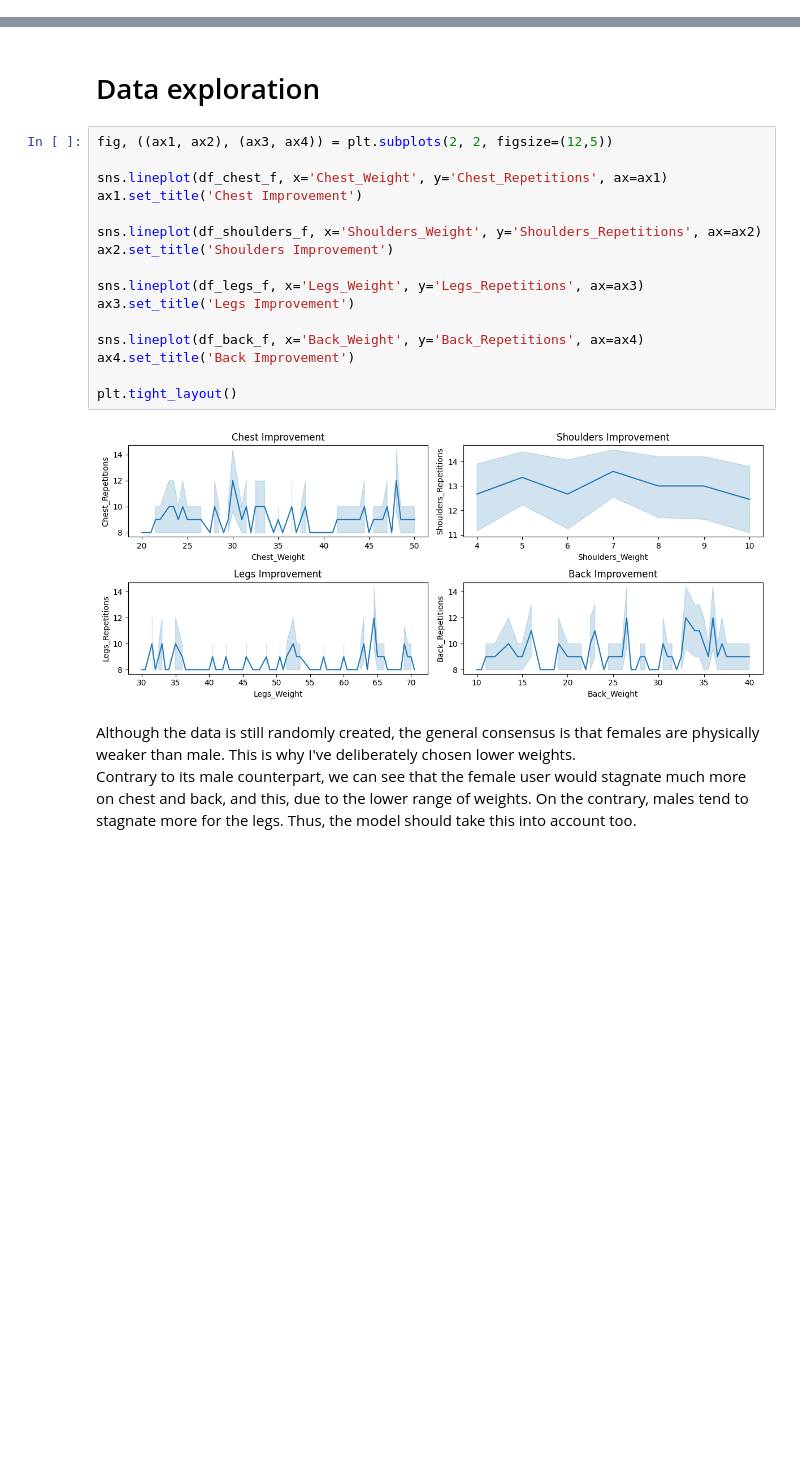
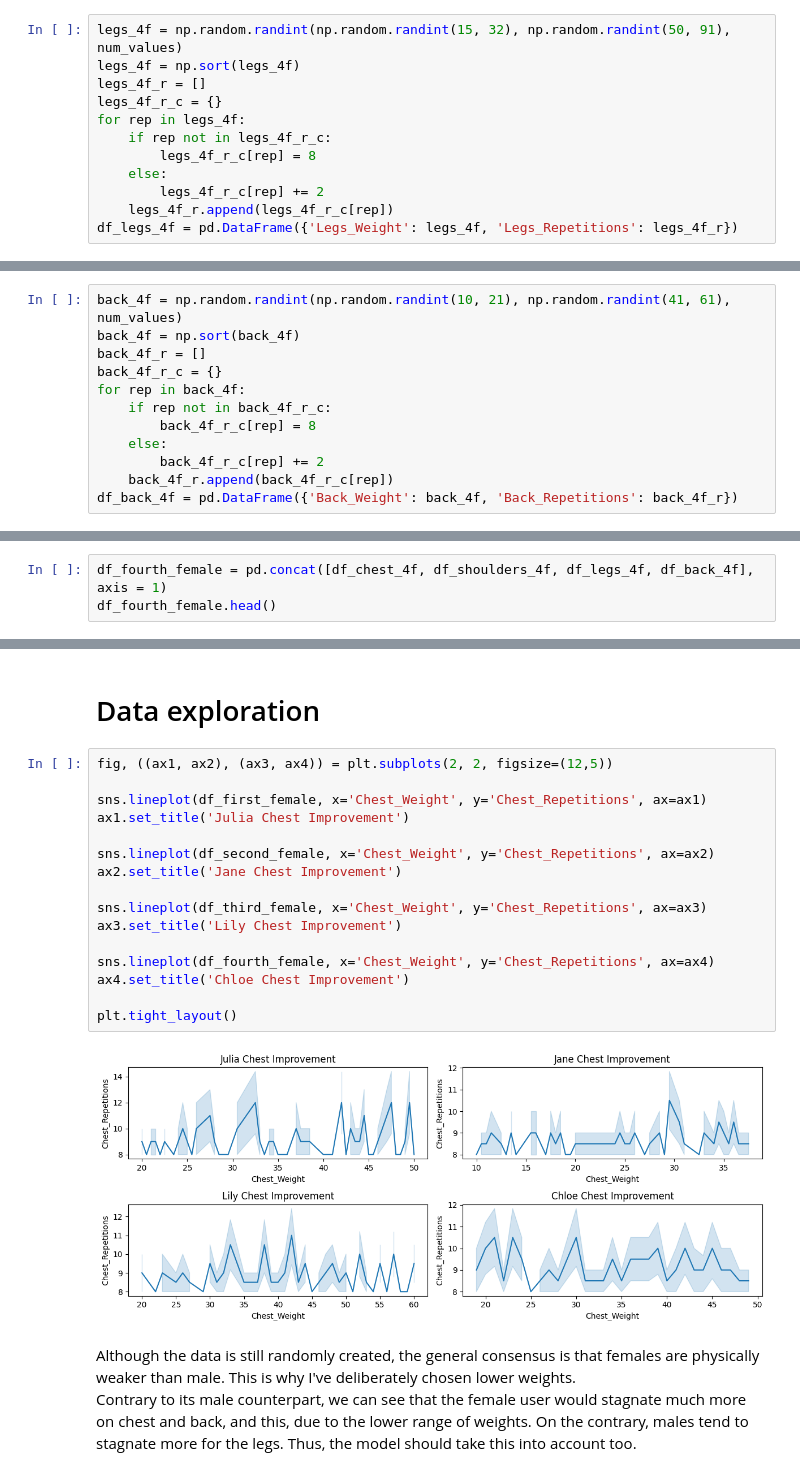
Before and after one commit to Clement733/workout_planner, a Jupyter notebook: data_improvement.ipynb, the cells around one changed output, grey strips where cells are left out. Drawn from its saved outputs; the diff is of its cells as text; blank space fills up the shorter version.

Commit message:
Added fourth female user, need to implement some randomness

```diff
--- a/data_improvement.ipynb
+++ b/data_improvement.ipynb
@@ -596,0 +650,12 @@ list_lily = [chest_tf, chest_tf_r, shoulders_tf, shoulders_tf_r, legs_tf, legs_t
+# %%
+legs_4f = np.random.randint(np.random.randint(15, 32), np.random.randint(50, 91), num_values)
+legs_4f = np.sort(legs_4f)
+legs_4f_r = []
+legs_4f_r_c = {}
+for rep in legs_4f:
+    if rep not in legs_4f_r_c:
+        legs_4f_r_c[rep] = 8
+    else:
+        legs_4f_r_c[rep] += 2
+    legs_4f_r.append(legs_4f_r_c[rep])
+df_legs_4f = pd.DataFrame({'Legs_Weight': legs_4f, 'Legs_Repetitions': legs_4f_r})
@@ -596,0 +664,12 @@ list_lily = [chest_tf, chest_tf_r, shoulders_tf, shoulders_tf_r, legs_tf, legs_t
+# %%
+back_4f = np.random.randint(np.random.randint(10, 21), np.random.randint(41, 61), num_values)
+back_4f = np.sort(back_4f)
+back_4f_r = []
+back_4f_r_c = {}
+for rep in back_4f:
+    if rep not in back_4f_r_c:
+        back_4f_r_c[rep] = 8
+    else:
+        back_4f_r_c[rep] += 2
+    back_4f_r.append(back_4f_r_c[rep])
+df_back_4f = pd.DataFrame({'Back_Weight': back_4f, 'Back_Repetitions': back_4f_r})
@@ -596,0 +680,3 @@ list_lily = [chest_tf, chest_tf_r, shoulders_tf, shoulders_tf_r, legs_tf, legs_t
+# %%
+df_fourth_female = pd.concat([df_chest_4f, df_shoulders_4f, df_legs_4f, df_back_4f], axis = 1)
+df_fourth_female.head()
@@ -599,21 +692,21 @@ list_lily = [chest_tf, chest_tf_r, shoulders_tf, shoulders_tf_r, legs_tf, legs_t
 # %%
 fig, ((ax1, ax2), (ax3, ax4)) = plt.subplots(2, 2, figsize=(12,5))
 
-sns.lineplot(df_chest_f, x='Chest_Weight', y='Chest_Repetitions', ax=ax1)
-ax1.set_title('Chest Improvement')
+sns.lineplot(df_first_female, x='Chest_Weight', y='Chest_Repetitions', ax=ax1)
+ax1.set_title('Julia Chest Improvement')
 
-sns.lineplot(df_shoulders_f, x='Shoulders_Weight', y='Shoulders_Repetitions', ax=ax2)
-ax2.set_title('Shoulders Improvement')
+sns.lineplot(df_second_female, x='Chest_Weight', y='Chest_Repetitions', ax=ax2)
+ax2.set_title('Jane Chest Improvement')
 
-sns.lineplot(df_legs_f, x='Legs_Weight', y='Legs_Repetitions', ax=ax3)
-ax3.set_title('Legs Improvement')
+sns.lineplot(df_third_female, x='Chest_Weight', y='Chest_Repetitions', ax=ax3)
+ax3.set_title('Lily Chest Improvement')
 
-sns.lineplot(df_back_f, x='Back_Weight', y='Back_Repetitions', ax=ax4)
-ax4.set_title('Back Improvement')
+sns.lineplot(df_fourth_female, x='Chest_Weight', y='Chest_Repetitions', ax=ax4)
+ax4.set_title('Chloe Chest Improvement')
 
 plt.tight_layout()
 # %% [output]
-[figure, old version]
+[figure, new version]
 # %% [markdown]
 Although the data is still randomly created, the general consensus is that females are physically weaker than male. This is why I've deliberately chosen lower weights.\
 Contrary to its male counterpart, we can see that the female user would stagnate much more on chest and back, and this, due to the lower range of weights. On the contrary, males tend to stagnate more for the legs. Thus, the model should take this into account too.
```
Also changed, not shown: parts of 25 cells of this notebook.
